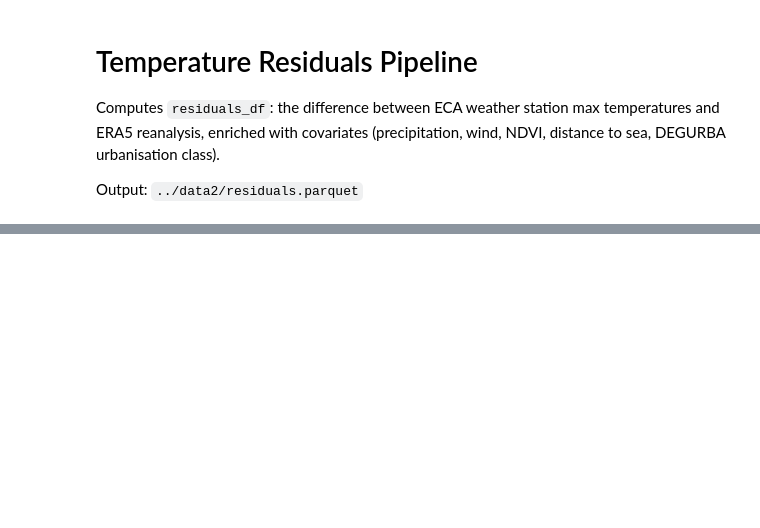
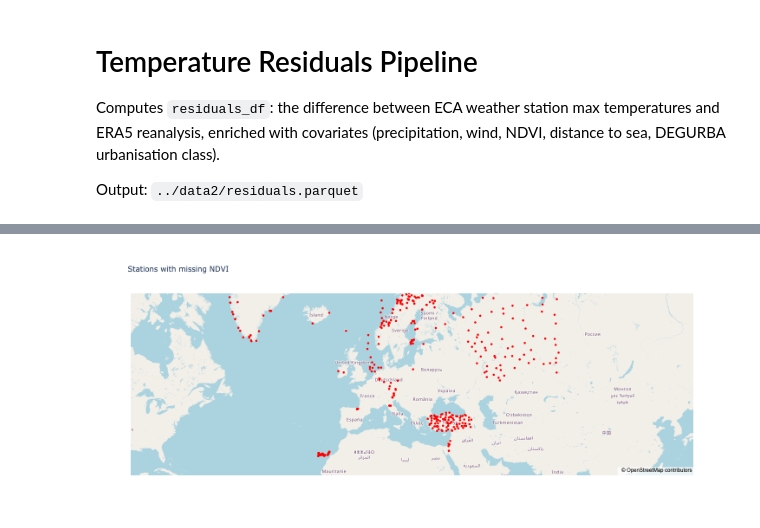
Before and after one commit to SaadSouilmi/ERA5_resid, a Jupyter notebook: notebooks/temp_residuals.ipynb, the cells around one changed output, grey strips where cells are left out. Saved outputs shown, nothing was run; the diff lists cells and outputs as text; code cells hidden in the pictures; blank space fills up the shorter version.

```diff
--- a/notebooks/temp_residuals.ipynb
+++ b/notebooks/temp_residuals.ipynb
@@ -390,0 +103,22 @@ memory usage: 838.5+ MB
+# %%
+era5_files = era5_files = sorted(
+    DATA.glob("derived-era5-land-daily-statistics/*nc")
+)
+era5_ds = xr.open_mfdataset(
+  era5_files,
+  combine="by_coords",
+  join="inner",
+)
+era5_ds["t2m_celsius"] = era5_ds["t2m"] - 273.15
+era5_ds["wind"] = np.sqrt(era5_ds["u10"]**2 + era5_ds["v10"]**2)
+# %%
+all_lats = xr.DataArray(stations_gdf.geometry.y.values, dims="station")
+all_lons = xr.DataArray(stations_gdf.geometry.x.values, dims="station")
+
+variables = ["t2m_celsius", "tp", "wind"]
+era5_all_stations = {
+  var: era5_ds[var]
+  .sel(latitude=all_lats, longitude=all_lons, method="nearest")
+  .compute()
+  for var in variables
+}
@@ -390,0 +410,2 @@ memory usage: 838.5+ MB
+# %%
+residuals_df["country_code"] = residuals_df["country"].apply(lambda x: pycountry.countries.get(name=x).alpha_3)
@@ -390,0 +503,19 @@ memory usage: 838.5+ MB
+# %%
+null_ndvi_staids = residuals_df[residuals_df["ndvi"].isna()]["STAID"].unique()
+null_stations = stations_gdf[stations_gdf["STAID"].isin(null_ndvi_staids)]
+
+fig = px.scatter_map(
+  null_stations,
+  lat=null_stations.geometry.y,
+  lon=null_stations.geometry.x,
+  hover_data=["STAID", "CN"],
+  zoom=2,
+  center={"lat": 50, "lon": 20},
+  map_style="open-street-map",
+  title="Stations with missing NDVI",
+)
+fig.update_traces(marker=dict(size=6, color="red"))
+fig.update_layout(height=600, width=1000)
+fig.show()
+# %% [output]
+[figure, added]
```
Also changed, not shown: parts of 36 cells of this notebook, 14 other files.
